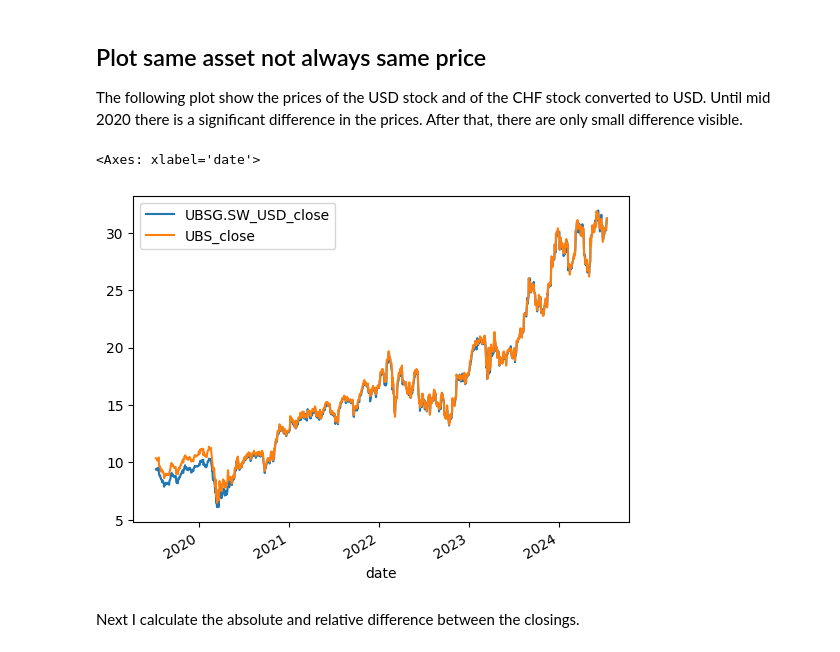
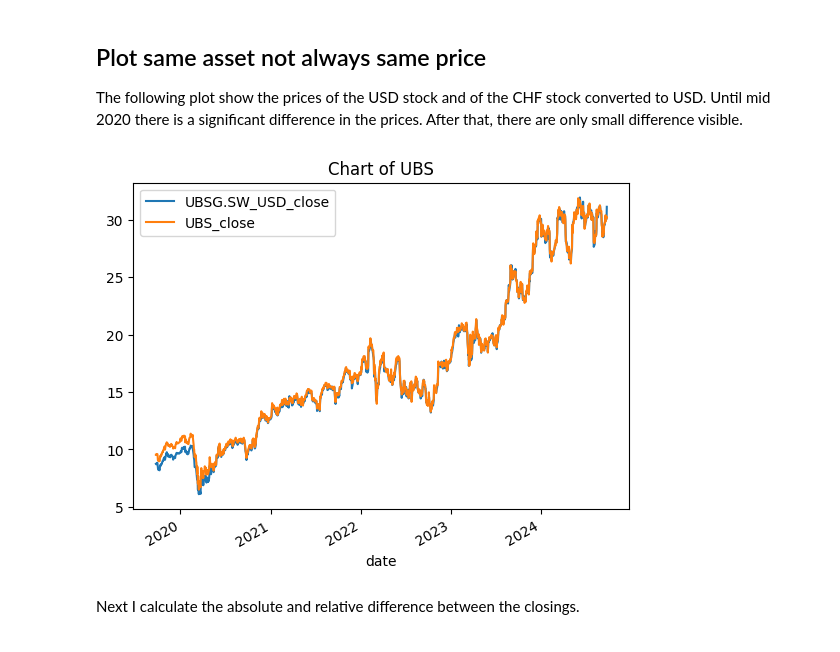
Before and after one commit to patschue/Finance-Portfolio-SQL-Python, a Jupyter notebook: arbitrage.ipynb, the cells around one changed output. Cells and saved outputs as stored; diff of their text form; code cells hidden in the pictures.

```diff
--- a/arbitrage.ipynb
+++ b/arbitrage.ipynb
@@ -146,9 +146,11 @@ df_pivot
 The following plot show the prices of the USD stock and of the CHF stock converted to USD. Until mid 2020 there is a significant difference in the prices. After that, there are only small difference visible.
 # %%
 df_pivot[["UBSG.SW_USD_close", "UBS_close"]].plot()
+
+plt.title('Chart of UBS')
+plt.show()
 # %% [output]
-<Axes: xlabel='date'>
-[figure, old version]
+[figure, new version]
 # %% [markdown]
 Next I calculate the absolute and relative difference between the closings.
 # %%
```
Also changed, not shown: parts of 26 cells of this notebook, 2 other files.
